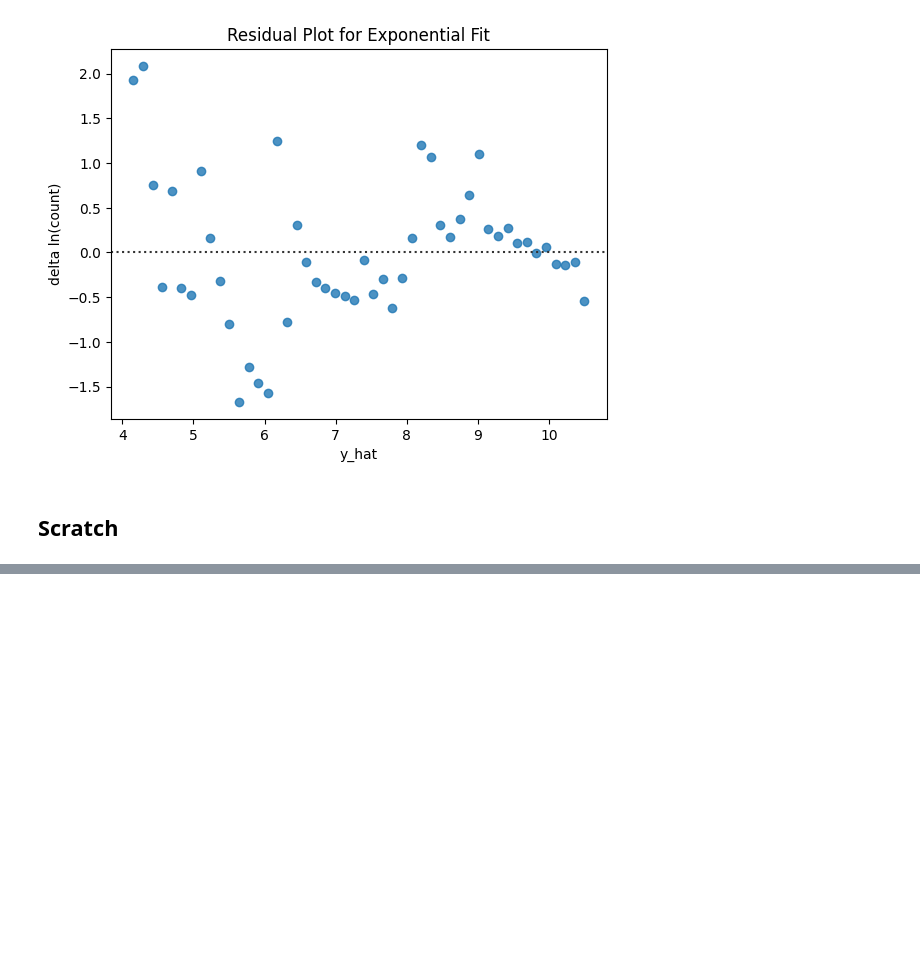
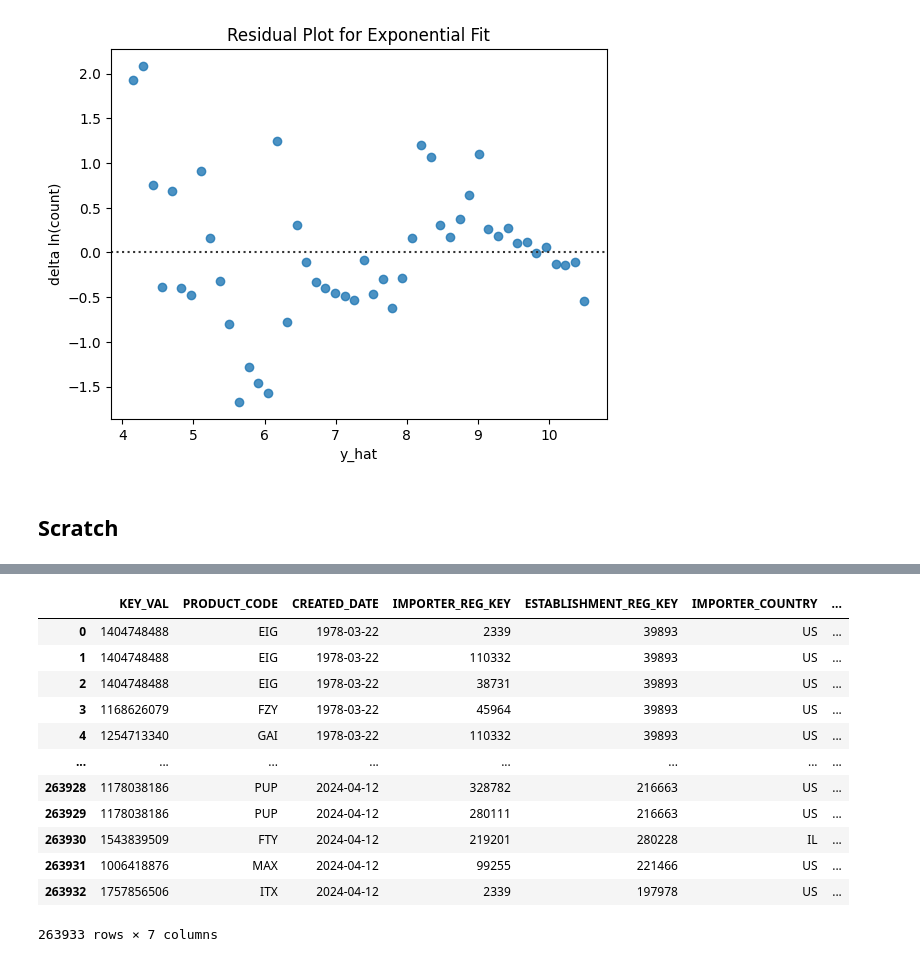
Before and after one commit to sdgoldberg/MedDev, a Jupyter notebook: project/MedDevAnalysis.ipynb, the cells around one changed output, grey strips where cells are left out. Cells and saved outputs as stored; diff of their text form; code cells hidden in the pictures; blank space fills up the shorter version.

Commit message:
Consolidated Data
Made data into a main dataframe, and two auxillary dataframes for code to name conversion

```diff
--- a/project/MedDevAnalysis.ipynb
+++ b/project/MedDevAnalysis.ipynb
@@ -128,7 +128,7 @@ Remove duplicated entries from Registration.
 Registrations outside of the US have two registrations with the same REG_KEY: one outside the US and a US contact. For conveinence, we remove the US reference to see where the registration is actually located.
 # %%
 # Condition: keep only the rows where the REG_KEY is either not duplicated at all, or is duplicated and is not registered in the US
-cond = (~registration_subset.REG_KEY.duplicated(keep=False)) | (registration_subset.ISO_COUNTRY_CODE)
+cond = (~registration_subset.REG_KEY.duplicated(keep=False)) | (registration_subset.ISO_COUNTRY_CODE != 'US')
 
 # Get rows (boolean indexing)
 registration_cleaned = registration_subset[cond]
@@ -724,0 +757,7 @@ plt.title('Residual Plot for Exponential Fit');
+# %%
+a = pd.merge(
+    listing_pcd_cleaned.drop(columns=['OWNER_OPERATOR_NUMBER']),
+    reg_imp_cleaned,
+    on='KEY_VAL'
+)
+a
@@ -724,0 +794,8 @@ plt.title('Residual Plot for Exponential Fit');
+# %%
+b = pd.merge(
+    a,
+    registration_cleaned[['REG_KEY', 'ISO_COUNTRY_CODE']],
+    left_on = 'IMPORTER_REG_KEY',
+    right_on = 'REG_KEY'
+).rename(columns={'ISO_COUNTRY_CODE': 'IMPORTER_COUNTRY'}).drop(columns=['REG_KEY'])
+b
@@ -724,0 +816,22 @@ plt.title('Residual Plot for Exponential Fit');
+# %%
+c = pd.merge(
+    b,
+    registration_cleaned[['REG_KEY', 'ISO_COUNTRY_CODE']],
+    left_on = 'ESTABLISHMENT_REG_KEY',
+    right_on = 'REG_KEY'
+).rename(columns={'ISO_COUNTRY_CODE': 'ESTABLISHMENT_COUNTRY'}).drop(columns=['REG_KEY'])
+c
+# %% [output]
+|  | KEY_VAL | PRODUCT_CODE | CREATED_DATE | IMPORTER_REG_KEY | ESTABLISHMENT_REG_KEY | IMPORTER_COUNTRY | ... |
+| 0 | 1404748488 | EIG | 1978-03-22 | 2339 | 39893 | US | ... |
+| 1 | 1404748488 | EIG | 1978-03-22 | 110332 | 39893 | US | ... |
+| 2 | 1404748488 | EIG | 1978-03-22 | 38731 | 39893 | US | ... |
+| 3 | 1168626079 | FZY | 1978-03-22 | 45964 | 39893 | US | ... |
+| 4 | 1254713340 | GAI | 1978-03-22 | 110332 | 39893 | US | ... |
+| ... | ... | ... | ... | ... | ... | ... | ... |
+| 263928 | 1178038186 | PUP | 2024-04-12 | 328782 | 216663 | US | ... |
+| 263929 | 1178038186 | PUP | 2024-04-12 | 280111 | 216663 | US | ... |
+| 263930 | 1543839509 | FTY | 2024-04-12 | 219201 | 280228 | IL | ... |
+| 263931 | 1006418876 | MAX | 2024-04-12 | 99255 | 221466 | US | ... |
+| 263932 | 1757856506 | ITX | 2024-04-12 | 2339 | 197978 | US | ... |
+263933 rows × 7 columns
```
Also changed, not shown: parts of 14 cells of this notebook, 3 other files.
